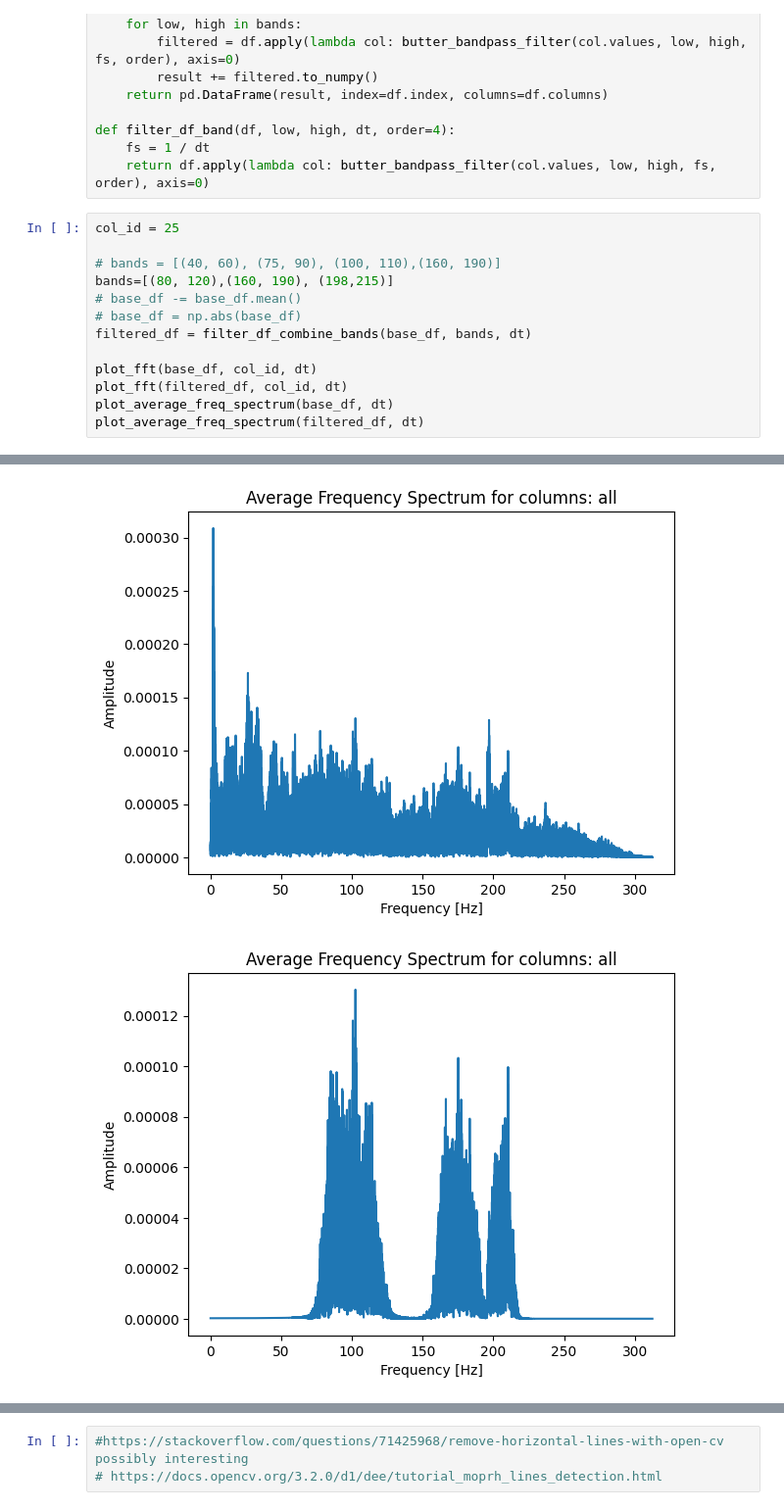
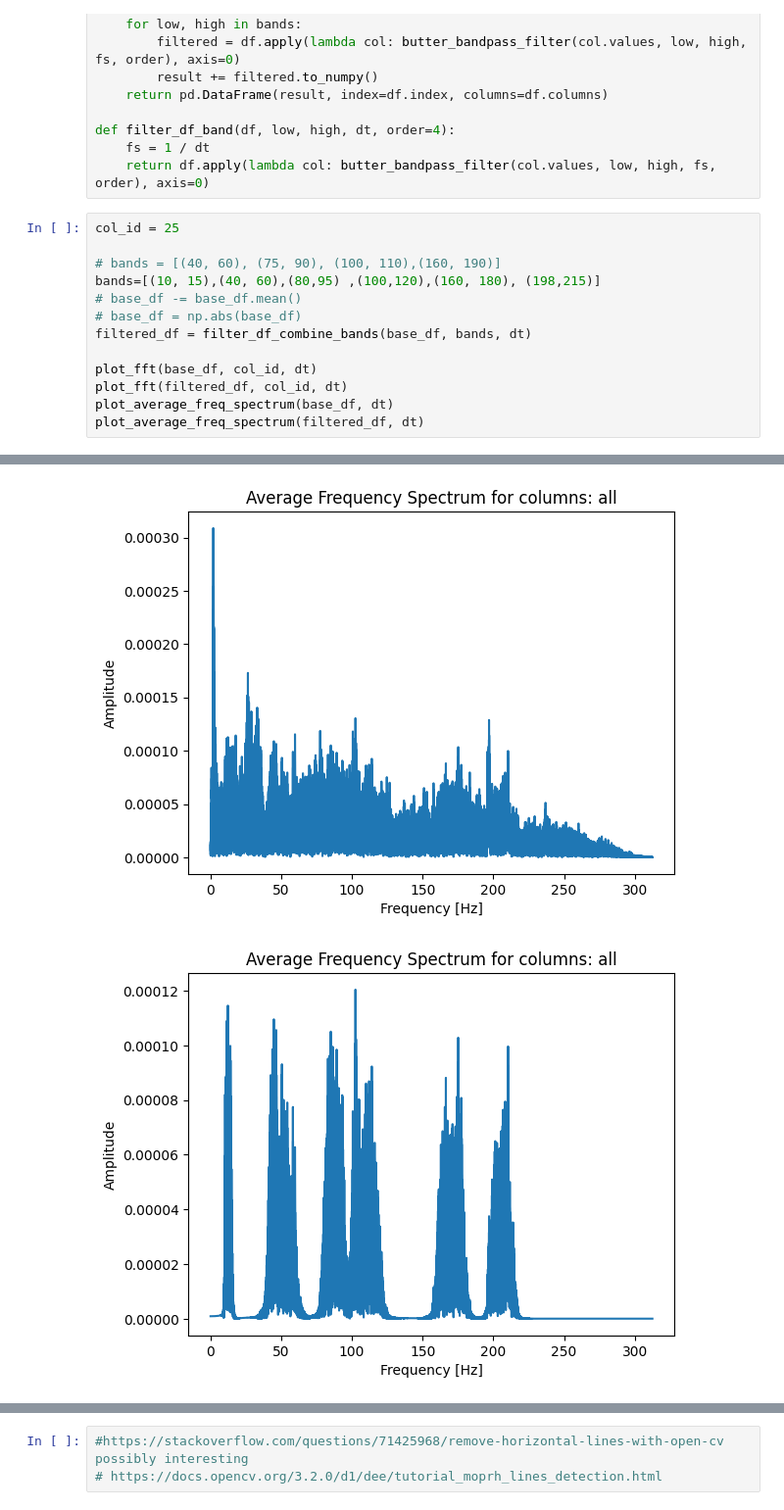
Before and after one commit to csuchorski/object_detection_DAS, a Jupyter notebook: notebook.ipynb, the cells around one changed output, grey strips where cells are left out. Shown at 98% size. Saved outputs shown, nothing was run; the diff lists cells and outputs as text.

```diff
--- a/notebook.ipynb
+++ b/notebook.ipynb
@@ -182,7 +182,7 @@ def filter_df_band(df, low, high, dt, order=4):
 col_id = 25
 
 # bands = [(40, 60), (75, 90), (100, 110),(160, 190)]
-bands=[(80, 120),(160, 190), (198,215)]
+bands=[(10, 15),(40, 60),(80,95) ,(100,120),(160, 180), (198,215)]
 # base_df -= base_df.mean()
 # base_df = np.abs(base_df)
 filtered_df = filter_df_combine_bands(base_df, bands, dt)
@@ -197,5 +197,5 @@ plot_average_freq_spectrum(filtered_df, dt)
 [figure]
-[figure, old version]
+[figure, new version]
 # %%
 from skimage.transform import resize
 
```
Also changed, not shown: parts of 11 cells of this notebook.
